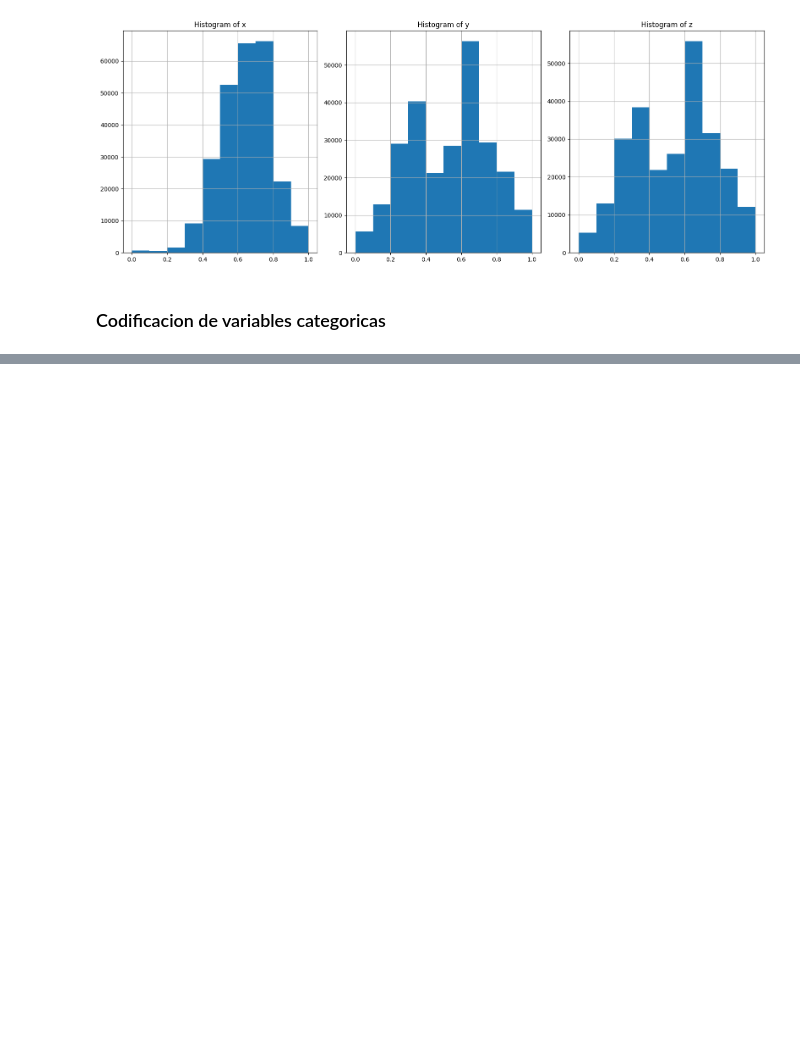
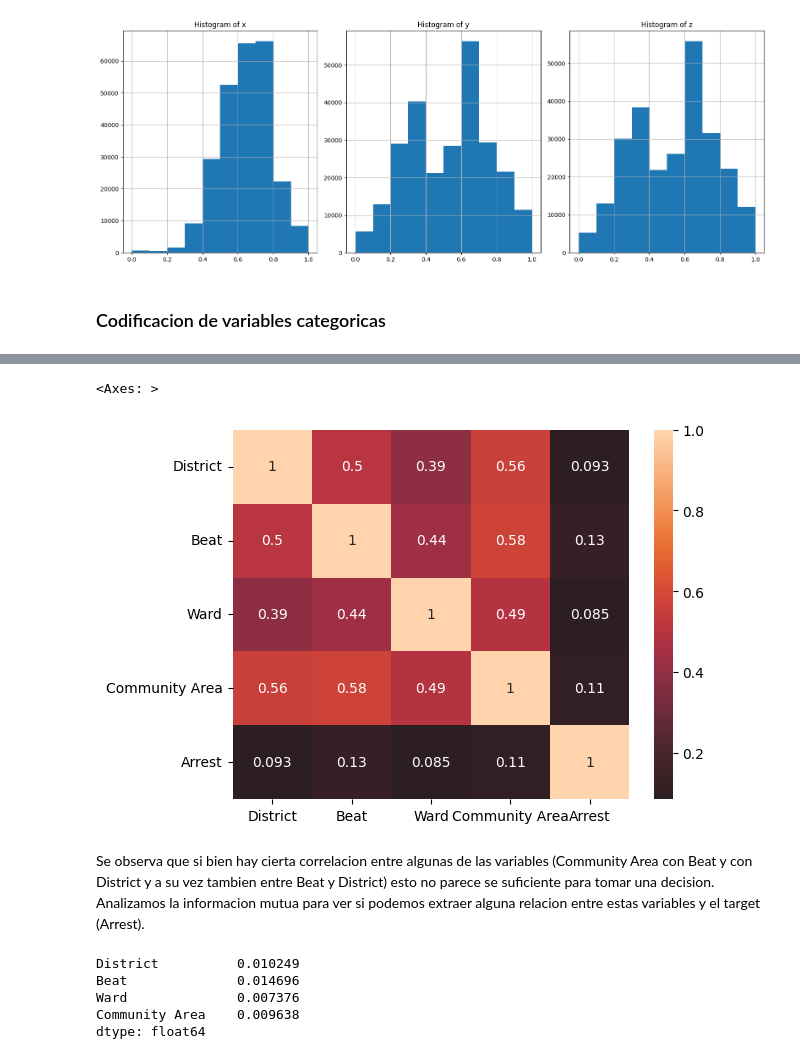
Before and after one commit to maximdorogov/fiuba-analisis-de-datos, a Jupyter notebook: tp2.ipynb, the cells around one changed output, grey strips where cells are left out. Cells and saved outputs as stored; diff of their text form; code cells hidden in the pictures; blank space fills up the shorter version.

```diff
--- a/tp2.ipynb
+++ b/tp2.ipynb
@@ -225,0 +222,34 @@ Cyclic encoding para las variables de tipo fecha, ya que representan un ciclo an
+# %%
+# Usamos hashing para codificar las columnas categóricas de texto que contienen
+# descripciones
+
+# Como una regla de pulgar, usamos la raiz cuadrada del número de categorías
+# únicas en cada columna, en la practica tomaria este numero como un minimo
+# y lo ajustaria segun el rendimiento del modelo aplicando validación cruzada.
+
+description_encoder = HashingEncoder(
+    n_components=int(np.sqrt(df['Description'].nunique())))
+loc_description_encoder = HashingEncoder(
+    n_components=int(np.sqrt(df['Location Description'].nunique())))
+primary_type_encoder = HashingEncoder(
+    n_components=int(np.sqrt(df['Primary Type'].nunique())))
+
+# Aplicamos el encoder a las columnas
+encoded_desc = description_encoder.fit_transform(df['Description'])
+encoded_loc_desc = loc_description_encoder.fit_transform(
+    df['Location Description'])
+encoded_primary_type = primary_type_encoder.fit_transform(df['Primary Type'])
+
+encoded_desc.columns = [
+    f'description_{i}' for i in range(encoded_desc.shape[1])]
+encoded_loc_desc.columns = [
+    f'location_description_{i}' for i in range(encoded_loc_desc.shape[1])]
+encoded_primary_type.columns = [
+    f'primary_type_{i}' for i in range(encoded_primary_type.shape[1])]
+
+df.drop(columns=[
+    'Description', 'Location Description', 'Primary Type'], inplace=True)
+# %%
+# Concatenamos los dataframes codificados con el original
+df = pd.concat([df, encoded_desc, encoded_loc_desc, encoded_primary_type], axis=1)
+df.head()
@@ -225,0 +263,9 @@ Cyclic encoding para las variables de tipo fecha, ya que representan un ciclo an
+# %%
+encoded = TargetEncoder(cols=['Ward', 'Beat', 'District', 'Community Area', 'FBI Code'])
+# Aplicamos el encoder a las columnas
+df = encoded.fit_transform(
+    df, df['Arrest'])
+# Normalizamos las columnas codificadas al mismo rango [0, 1]
+df[['Ward', 'Beat', 'District', 'Community Area', 'FBI Code']] = scaler.fit_transform(
+    df[['Ward', 'Beat', 'District', 'Community Area', 'FBI Code']])
+df.head()
@@ -225,0 +283,7 @@ Cyclic encoding para las variables de tipo fecha, ya que representan un ciclo an
+# %%
+sns.heatmap(df[['District', 'Beat', 'Ward', 'Community Area', 'Arrest']].corr(method='kendall'), center=0, annot=True)
+# %% [output]
+<Axes: >
+[figure, added]
+# %% [markdown]
+Se observa que si bien hay cierta correlacion entre algunas de las variables (Community Area con Beat y con District y a su vez tambien entre Beat y District) esto no parece se suficiente para tomar una decision. Analizamos la informacion mutua para ver si podemos extraer alguna relacion entre estas variables y el target (Arrest).
@@ -225,0 +296,9 @@ Cyclic encoding para las variables de tipo fecha, ya que representan un ciclo an
+# %%
+feature_scores = pd.Series(selector.scores_, index=['District', 'Beat', 'Ward', 'Community Area'])
+print(feature_scores)
+# %% [output]
+District          0.010249
+Beat              0.014696
+Ward              0.007376
+Community Area    0.009638
+dtype: float64
```
Also changed, not shown: parts of 20 cells of this notebook.
